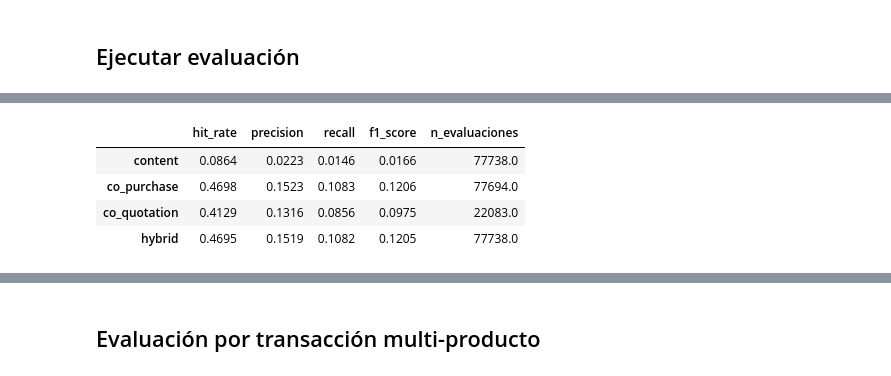
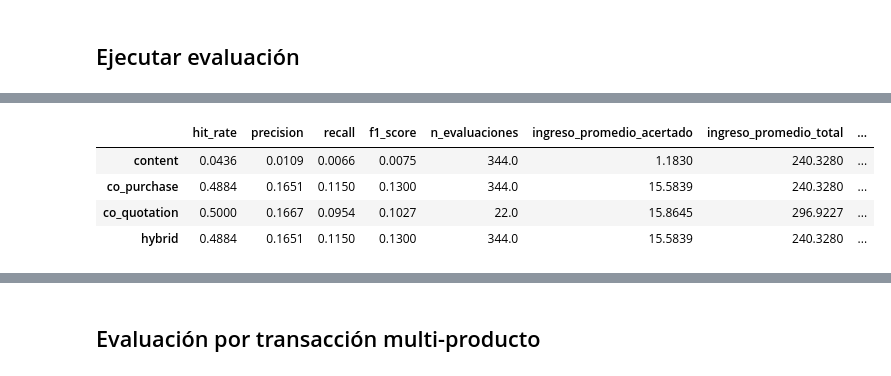
Before and after one commit to andreschaparr0/CoronaReto, a Jupyter notebook: Metricas de Algoritmos/validacion_B2C_hibrido.ipynb, the cells around one changed output, grey strips where cells are left out. Drawn from its saved outputs; the diff is of its cells as text; code cells hidden in the pictures.

```diff
--- a/Metricas de Algoritmos/validacion_B2C_hibrido.ipynb
+++ b/Metricas de Algoritmos/validacion_B2C_hibrido.ipynb
@@ -677,34 +710,20 @@ def evaluar_algoritmo(peso_cont, peso_trans, peso_cot, productos_test, n_product
 # %% [markdown]
 ## Ejecutar evaluación
 # %%
+# Ejecutar evaluación con ingresos
 productos_test = set(test_data['producto'].unique())
 productos_train = set(train_data['producto'].unique())
 productos_comunes = productos_test.intersection(productos_train)
 
-resultados, n_evaluados = evaluar_algoritmo(0, 0, 0 ,productos_comunes, n_productos_evaluar=len(productos_comunes), k=5)
+resultados_con_ingresos, n_evaluados = evaluar_algoritmo_con_ingresos(
+    productos_comunes,
+    n_productos_evaluar=len(productos_comunes),
+    k=5
+)
 
-print(f"\n✅ Productos evaluados exitosamente: {n_evaluados} / {len(productos_comunes)}")
-print(f"📊 Evaluaciones totales realizadas: {len(resultados.get('content_hit_rate', []))}")
+print(f"\nProductos evaluados exitosamente: {n_evaluados} / {len(productos_comunes)}")
+print(f"Evaluaciones totales realizadas: {len(resultados_con_ingresos.get('content_hit_rate', []))}")
 
-# CELDA 6: Calcular métricas promedio
-def calcular_metricas_promedio(resultados):
-    """
-    Calcula métricas promedio por modelo
-    """
-    modelos = ['content', 'co_purchase', 'co_quotation', 'hybrid']
-    metricas_finales = {}
-
-    for modelo in modelos:
-        if f"{modelo}_hit_rate" in resultados:
-            metricas_finales[modelo] = {
-                'hit_rate': np.mean(resultados[f"{modelo}_hit_rate"]),
-                'precision': np.mean(resultados[f"{modelo}_precision"]),
-                'recall': np.mean(resultados[f"{modelo}_recall"]),
-                'f1_score': np.mean(resultados[f"{modelo}_f1_score"]),
-                'n_evaluaciones': len(resultados[f"{modelo}_hit_rate"])
-            }
-
-    return metricas_finales
-
-metricas_finales = calcular_metricas_promedio(resultados)
+# Calcular métricas promedio con ingresos
+metricas_finales_con_ingresos = calcular_metricas_promedio_con_ingresos(resultados_con_ingresos)
 # %% [output]
@@ -731,19 +750,15 @@ Progreso: 3081/3085 (99.9%)
 # %%
-metricas_finales
 
 # Convertir a DataFrame para visualización
-df_metricas = pd.DataFrame(metricas_finales).T
+df_metricas_con_ingresos = pd.DataFrame(metricas_finales_con_ingresos).T
 
 # Redondear valores numéricos para mejor visualización
-df_metricas = df_metricas.round(4)
+df_metricas_con_ingresos = df_metricas_con_ingresos.round(4)
 
-# Reordenar columnas para mejor presentación
-df_metricas = df_metricas[['hit_rate', 'precision', 'recall', 'f1_score', 'n_evaluaciones']]
-
-df_metricas
+df_metricas_con_ingresos
 # %% [output]
-|  | hit_rate | precision | recall | f1_score | n_evaluaciones |
-| content | 0.0864 | 0.0223 | 0.0146 | 0.0166 | 77738.0 |
-| co_purchase | 0.4698 | 0.1523 | 0.1083 | 0.1206 | 77694.0 |
-| co_quotation | 0.4129 | 0.1316 | 0.0856 | 0.0975 | 22083.0 |
-| hybrid | 0.4695 | 0.1519 | 0.1082 | 0.1205 | 77738.0 |
+|  | hit_rate | precision | recall | f1_score | n_evaluaciones | ingreso_promedio_acertado | ingreso_promedio_total | ... |
+| content | 0.0436 | 0.0109 | 0.0066 | 0.0075 | 344.0 | 1.1830 | 240.3280 | ... |
+| co_purchase | 0.4884 | 0.1651 | 0.1150 | 0.1300 | 344.0 | 15.5839 | 240.3280 | ... |
+| co_quotation | 0.5000 | 0.1667 | 0.0954 | 0.1027 | 22.0 | 15.8645 | 296.9227 | ... |
+| hybrid | 0.4884 | 0.1651 | 0.1150 | 0.1300 | 344.0 | 15.5839 | 240.3280 | ... |
```
Also changed, not shown: parts of 18 cells of this notebook, 5 other files.
